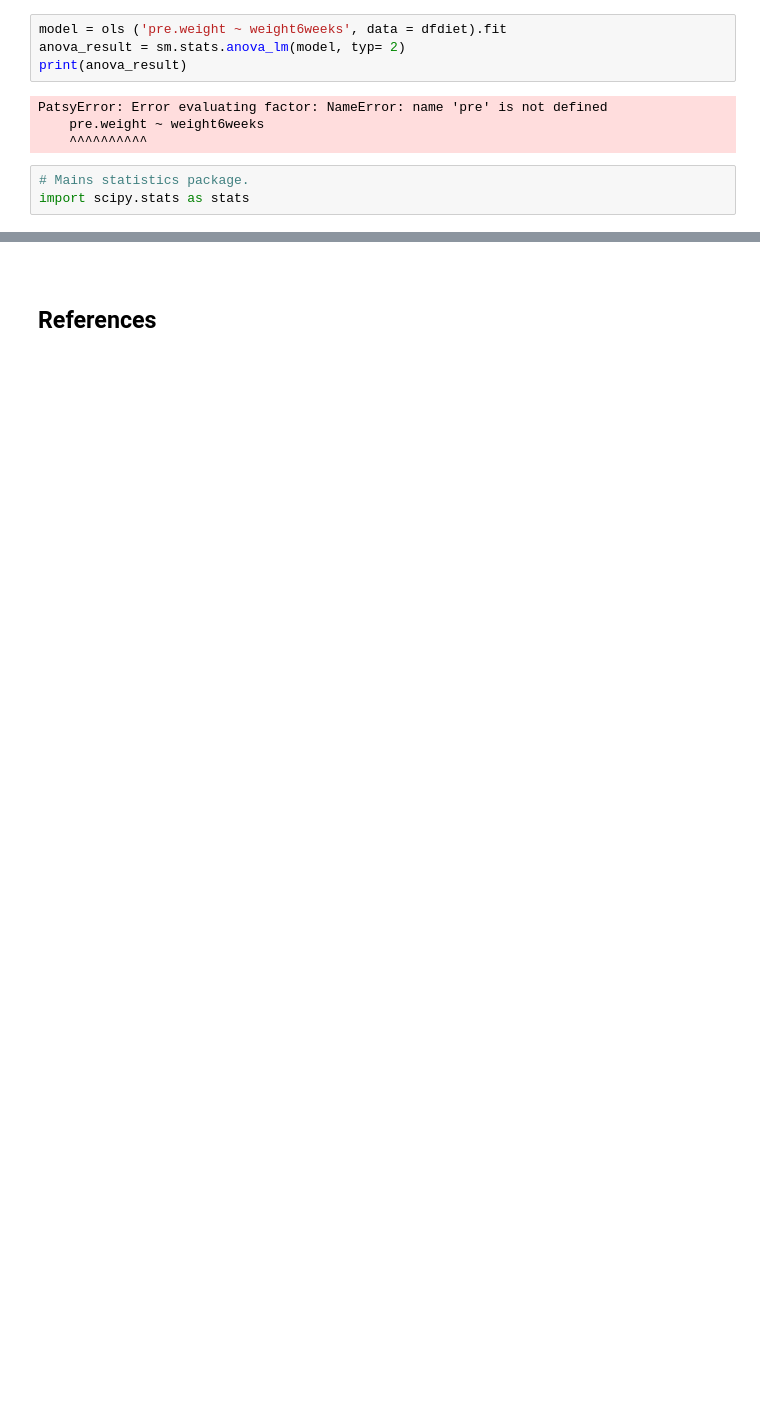
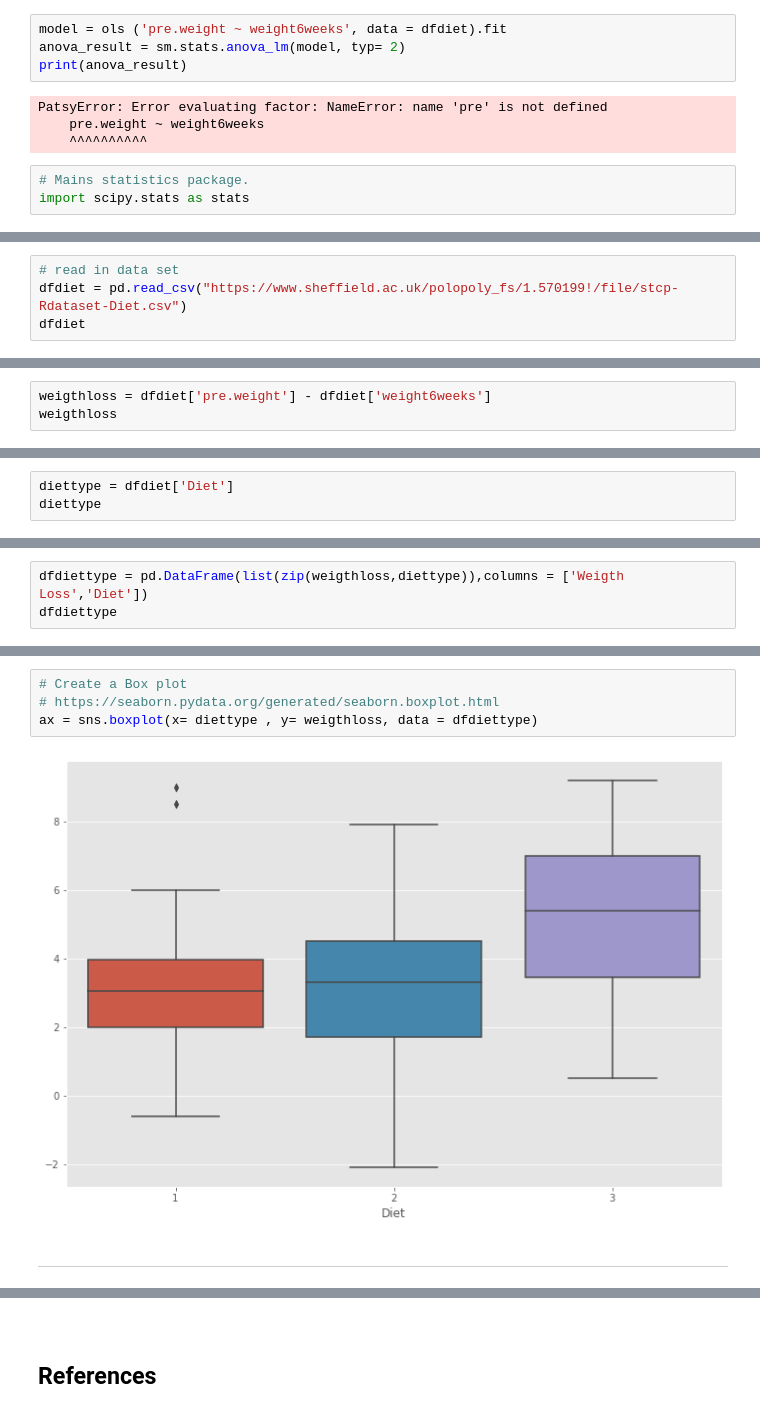
Before and after one commit to Silvio622/Machine-Learning-Scikit-Learn, a Jupyter notebook: scipy-stats.ipynb, the cells around one changed output, grey strips where cells are left out. Saved outputs shown, nothing was run; the diff lists cells and outputs as text; blank space fills up the shorter version.

```diff
--- a/scipy-stats.ipynb
+++ b/scipy-stats.ipynb
@@ -312,0 +373,4 @@ ValueError: could not convert string to float: ''
+# %%
+# read in data set
+dfdiet = pd.read_csv("https://www.sheffield.ac.uk/polopoly_fs/1.570199!/file/stcp-Rdataset-Diet.csv")
+dfdiet
@@ -312,0 +397,3 @@ ValueError: could not convert string to float: ''
+# %%
+weigthloss = dfdiet['pre.weight'] - dfdiet['weight6weeks']
+weigthloss
@@ -312,0 +432,3 @@ ValueError: could not convert string to float: ''
+# %%
+diettype = dfdiet['Diet']
+diettype
@@ -312,0 +450,3 @@ ValueError: could not convert string to float: ''
+# %%
+dfdiettype = pd.DataFrame(list(zip(weigthloss,diettype)),columns = ['Weigth Loss','Diet'])
+dfdiettype
@@ -312,0 +472,8 @@ ValueError: could not convert string to float: ''
+# %%
+# Create a Box plot
+# https://seaborn.pydata.org/generated/seaborn.boxplot.html
+ax = sns.boxplot(x= diettype , y= weigthloss, data = dfdiettype)
+# %% [output]
+[figure, added]
+# %% [markdown]
+***
```
Also changed, not shown: parts of 35 cells of this notebook.
